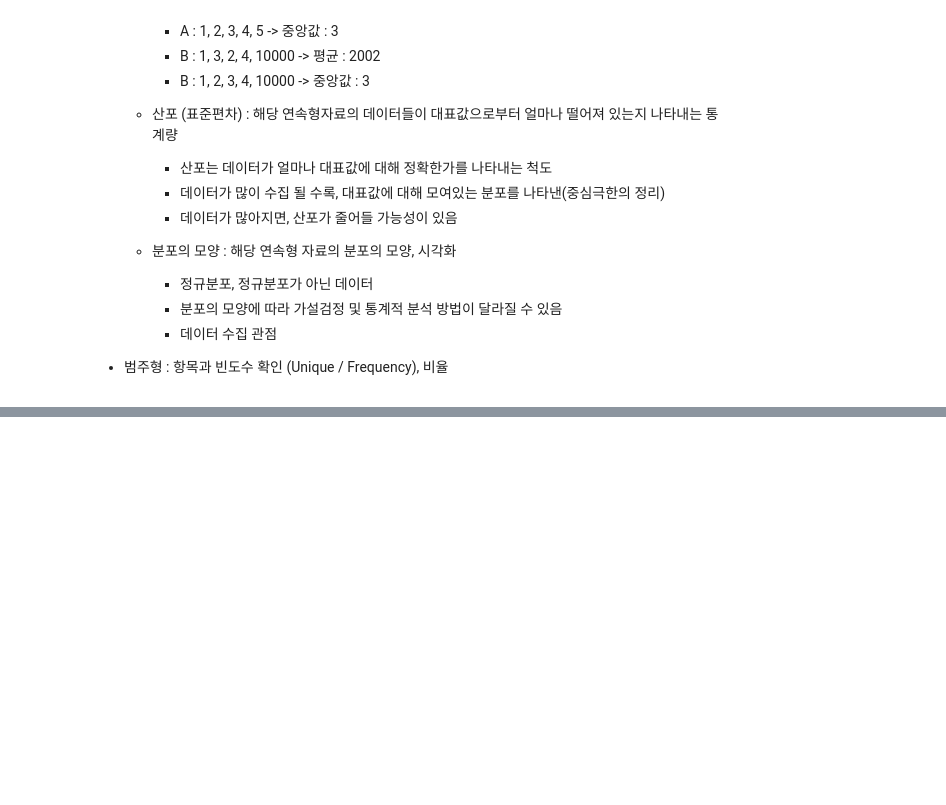
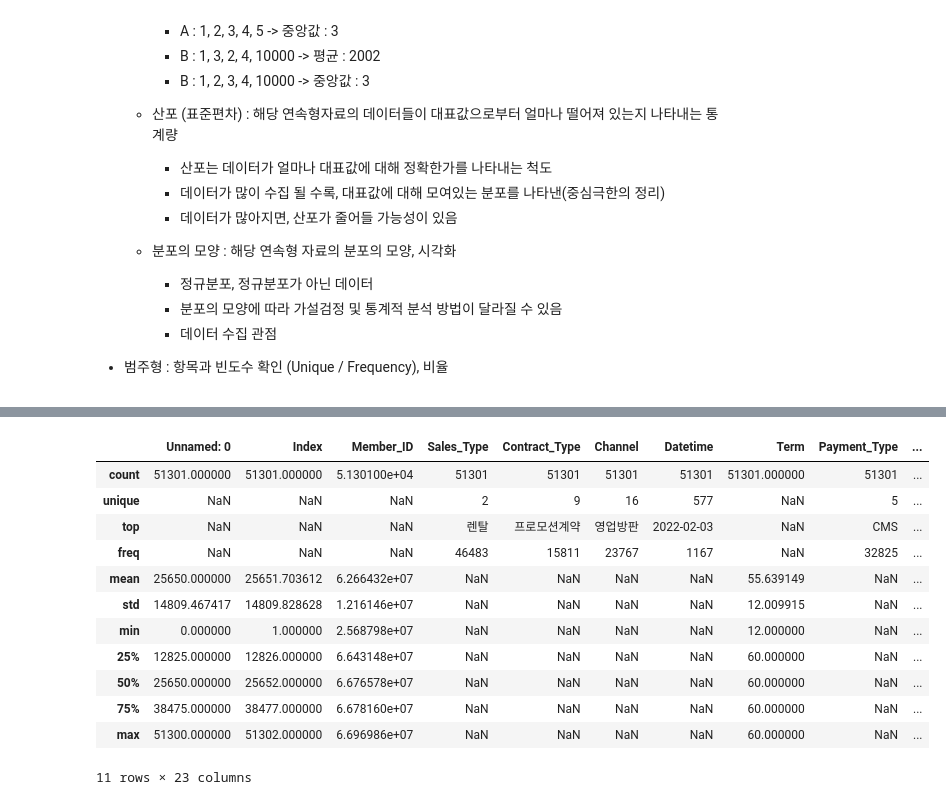
Before and after one commit to SIDED00R/hanaro_data, a Jupyter notebook: day5.ipynb, the cells around one changed output, grey strips where cells are left out. Drawn from its saved outputs; the diff is of its cells as text; code cells hidden in the pictures; blank space fills up the shorter version.

```diff
--- a/day5.ipynb
+++ b/day5.ipynb
@@ -212,3 +212,6 @@ Name: Credit_Score_clean2, dtype: float64
         - 데이터 수집 관점
 
 - 범주형 : 항목과 빈도수 확인 (Unique / Frequency), 비율
+# %%
+# 월 랜탈비용 (Amount_Month)과 계약 기간(월) (Term)을 곱하여, 총 계약금을 계산해, 통계량을 확인
+df1['총계약금'] = df1['Amount_Month'] * df1['Term']
@@ -214,0 +304,16 @@ Name: Credit_Score_clean2, dtype: float64
+# %%
+df1.describe(include = 'all') # 모든 데이터 타입에 대한 기술통계량 확인
+# %% [output]
+|  | Unnamed: 0 | Index | Member_ID | Sales_Type | Contract_Type | Channel | Datetime | Term | Payment_Type | ... |
+| count | 51301.000000 | 51301.000000 | 5.130100e+04 | 51301 | 51301 | 51301 | 51301 | 51301.000000 | 51301 | ... |
+| unique | NaN | NaN | NaN | 2 | 9 | 16 | 577 | NaN | 5 | ... |
+| top | NaN | NaN | NaN | 렌탈 | 프로모션계약 | 영업방판 | 2022-02-03 | NaN | CMS | ... |
+| freq | NaN | NaN | NaN | 46483 | 15811 | 23767 | 1167 | NaN | 32825 | ... |
+| mean | 25650.000000 | 25651.703612 | 6.266432e+07 | NaN | NaN | NaN | NaN | 55.639149 | NaN | ... |
+| std | 14809.467417 | 14809.828628 | 1.216146e+07 | NaN | NaN | NaN | NaN | 12.009915 | NaN | ... |
+| min | 0.000000 | 1.000000 | 2.568798e+07 | NaN | NaN | NaN | NaN | 12.000000 | NaN | ... |
+| 25% | 12825.000000 | 12826.000000 | 6.643148e+07 | NaN | NaN | NaN | NaN | 60.000000 | NaN | ... |
+| 50% | 25650.000000 | 25652.000000 | 6.676578e+07 | NaN | NaN | NaN | NaN | 60.000000 | NaN | ... |
+| 75% | 38475.000000 | 38477.000000 | 6.678160e+07 | NaN | NaN | NaN | NaN | 60.000000 | NaN | ... |
+| max | 51300.000000 | 51302.000000 | 6.696986e+07 | NaN | NaN | NaN | NaN | 60.000000 | NaN | ... |
+11 rows × 23 columns
```
Also changed, not shown: parts of 27 cells of this notebook.
